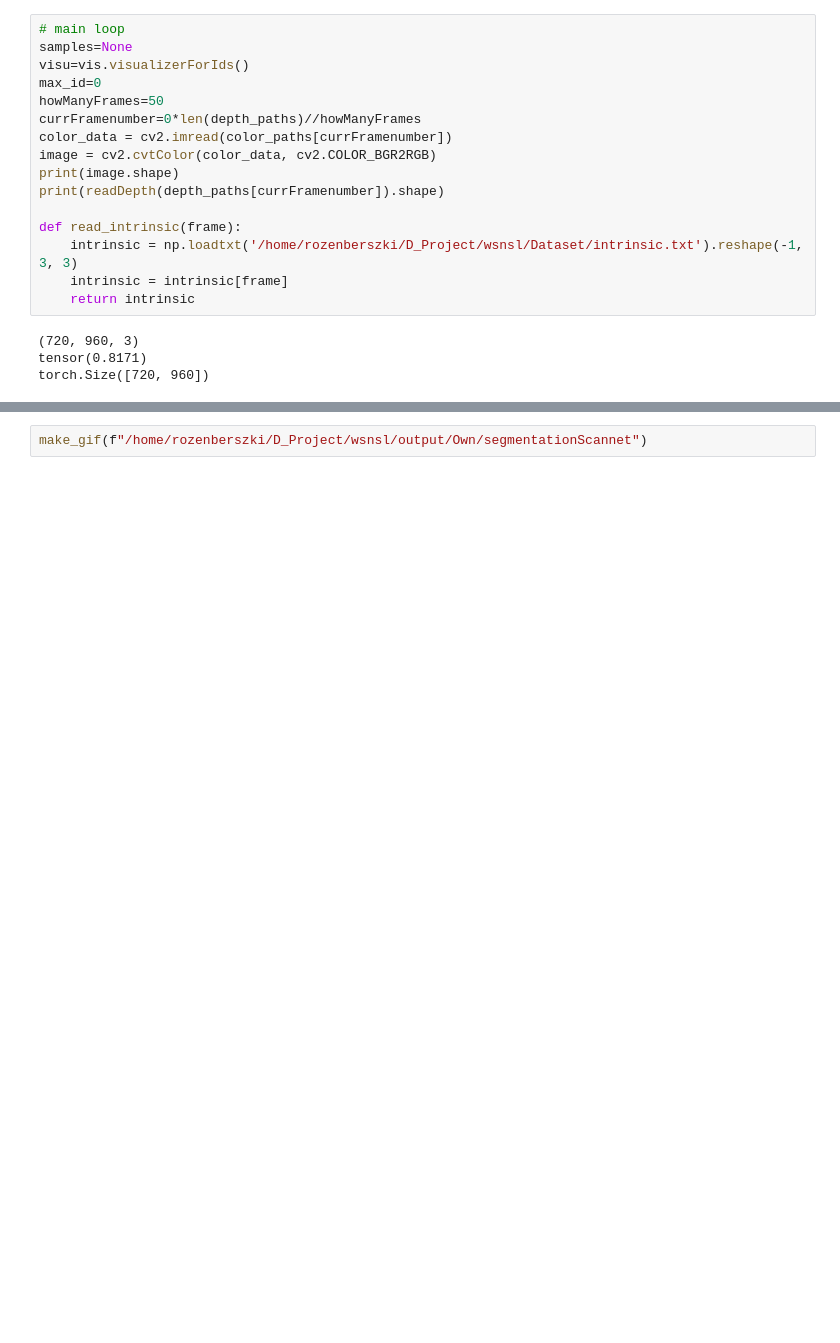
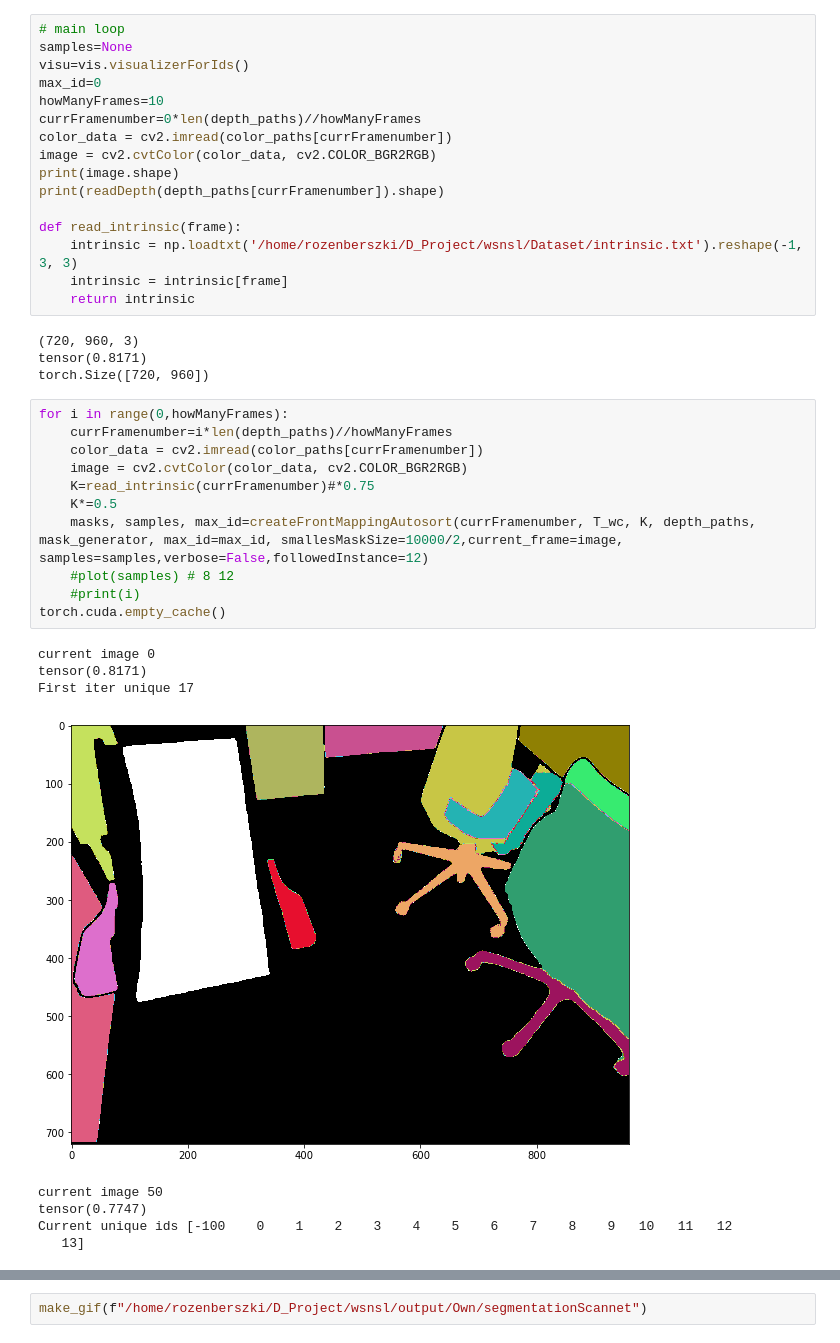
Before and after one commit to doginono/SceneSAM, a Jupyter notebook: src/utils/Automatic.ipynb, the cells around one changed output, grey strips where cells are left out. Drawn from its saved outputs; the diff is of its cells as text; blank space fills up the shorter version.

```diff
--- a/src/utils/Automatic.ipynb
+++ b/src/utils/Automatic.ipynb
@@ -489,7 +489,7 @@ def createFrontMappingAutosort(
 samples=None
 visu=vis.visualizerForIds()
 max_id=0
-howManyFrames=50
+howManyFrames=10
 currFramenumber=0*len(depth_paths)//howManyFrames
 color_data = cv2.imread(color_paths[currFramenumber])
 image = cv2.cvtColor(color_data, cv2.COLOR_BGR2RGB)
@@ -504,3 +504,23 @@ def read_intrinsic(frame):
 (720, 960, 3)
 tensor(0.8171)
 torch.Size([720, 960])
+# %%
+for i in range(0,howManyFrames):
+    currFramenumber=i*len(depth_paths)//howManyFrames
+    color_data = cv2.imread(color_paths[currFramenumber])
+    image = cv2.cvtColor(color_data, cv2.COLOR_BGR2RGB)
+    K=read_intrinsic(currFramenumber)#*0.75
+    K*=0.5
+    masks, samples, max_id=createFrontMappingAutosort(currFramenumber, T_wc, K, depth_paths, mask_generator, max_id=max_id, smallesMaskSize=10000/2,current_frame=image, samples=samples,verbose=False,followedInstance=12)
+    #plot(samples) # 8 12
+    #print(i)
+torch.cuda.empty_cache()
+# %% [output]
+current image 0
+tensor(0.8171)
+First iter unique 17
+[figure, added]
+current image 50
+tensor(0.7747)
+Current unique ids [-100    0    1    2    3    4    5    6    7    8    9   10   11   12
+   13]
```
Also changed, not shown: parts of 3 cells of this notebook, 4 other files.
